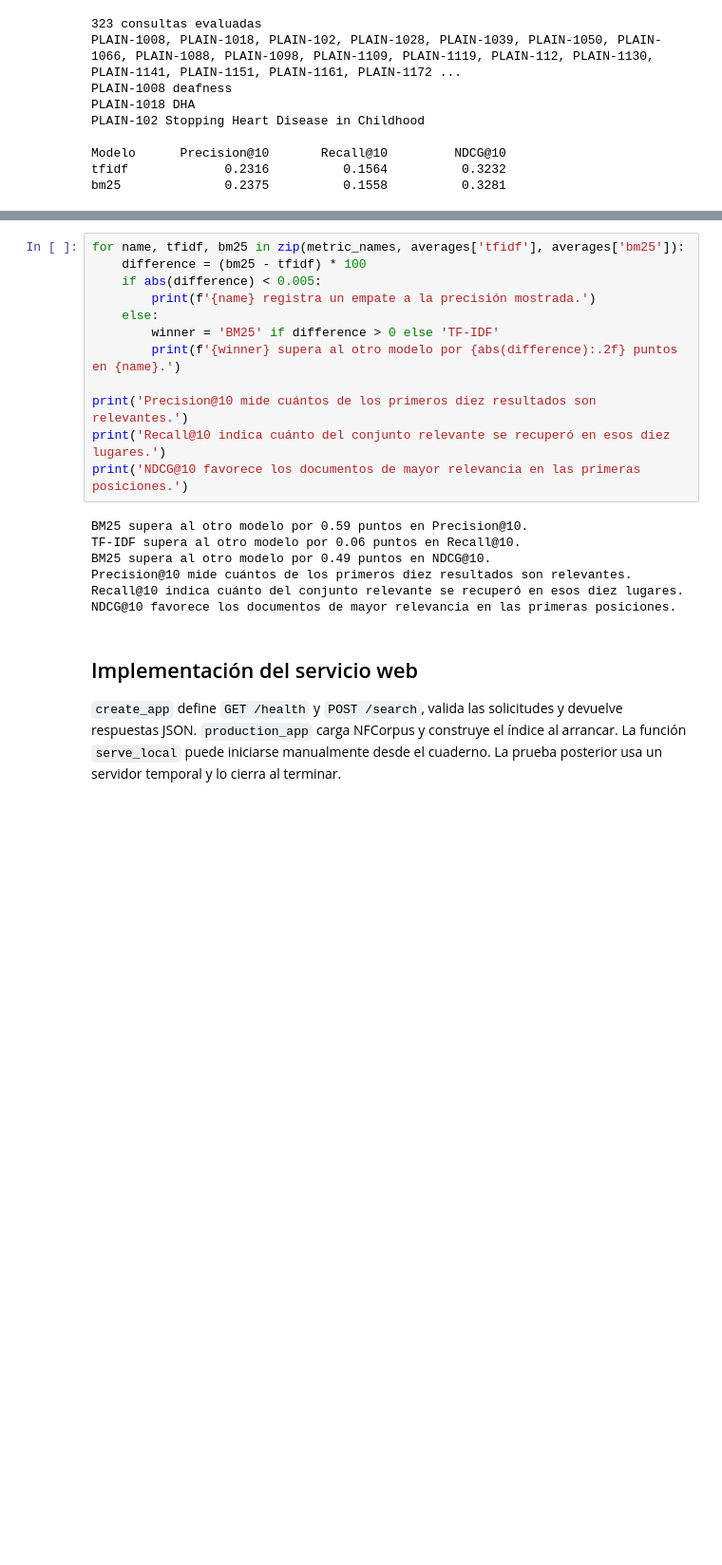
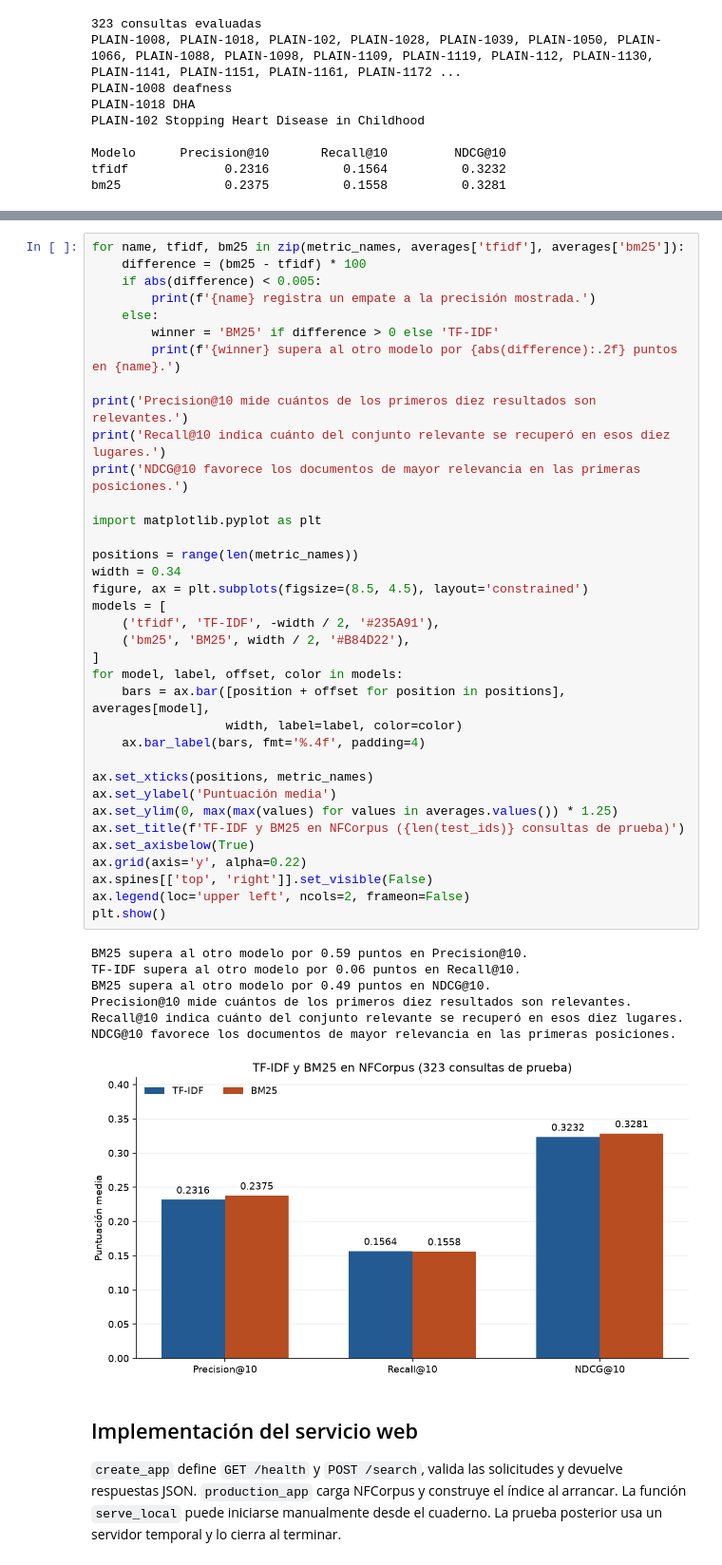
Before and after one commit to Boris-epn/Recuperaci-n-de-la-informaci-n, a Jupyter notebook: Primer bimestre/examen1bim.ipynb, the cells around one changed output, grey strips where cells are left out. Shown at 95% size. Saved outputs shown, nothing was run; the diff lists cells and outputs as text; blank space fills up the shorter version.

```diff
--- a/Primer bimestre/examen1bim.ipynb
+++ b/Primer bimestre/examen1bim.ipynb
@@ -347,22 +349,47 @@ Se resta el promedio de TF-IDF al de BM25 para cada métrica. El signo identific
 # %%
 for name, tfidf, bm25 in zip(metric_names, averages['tfidf'], averages['bm25']):
     difference = (bm25 - tfidf) * 100
     if abs(difference) < 0.005:
         print(f'{name} registra un empate a la precisión mostrada.')
     else:
         winner = 'BM25' if difference > 0 else 'TF-IDF'
         print(f'{winner} supera al otro modelo por {abs(difference):.2f} puntos en {name}.')
 
 print('Precision@10 mide cuántos de los primeros diez resultados son relevantes.')
 print('Recall@10 indica cuánto del conjunto relevante se recuperó en esos diez lugares.')
 print('NDCG@10 favorece los documentos de mayor relevancia en las primeras posiciones.')
+
+import matplotlib.pyplot as plt
+
+positions = range(len(metric_names))
+width = 0.34
+figure, ax = plt.subplots(figsize=(8.5, 4.5), layout='constrained')
+models = [
+    ('tfidf', 'TF-IDF', -width / 2, '#235A91'),
+    ('bm25', 'BM25', width / 2, '#B84D22'),
+]
+for model, label, offset, color in models:
+    bars = ax.bar([position + offset for position in positions], averages[model],
+                  width, label=label, color=color)
+    ax.bar_label(bars, fmt='%.4f', padding=4)
+
+ax.set_xticks(positions, metric_names)
+ax.set_ylabel('Puntuación media')
+ax.set_ylim(0, max(max(values) for values in averages.values()) * 1.25)
+ax.set_title(f'TF-IDF y BM25 en NFCorpus ({len(test_ids)} consultas de prueba)')
+ax.set_axisbelow(True)
+ax.grid(axis='y', alpha=0.22)
+ax.spines[['top', 'right']].set_visible(False)
+ax.legend(loc='upper left', ncols=2, frameon=False)
+plt.show()
 # %% [output]
 BM25 supera al otro modelo por 0.59 puntos en Precision@10.
 TF-IDF supera al otro modelo por 0.06 puntos en Recall@10.
 BM25 supera al otro modelo por 0.49 puntos en NDCG@10.
 Precision@10 mide cuántos de los primeros diez resultados son relevantes.
 Recall@10 indica cuánto del conjunto relevante se recuperó en esos diez lugares.
 NDCG@10 favorece los documentos de mayor relevancia en las primeras posiciones.
+[figure, added]
 # %% [markdown]
 ## Implementación del servicio web
 
```
Also changed, not shown: parts of 2 cells of this notebook.
